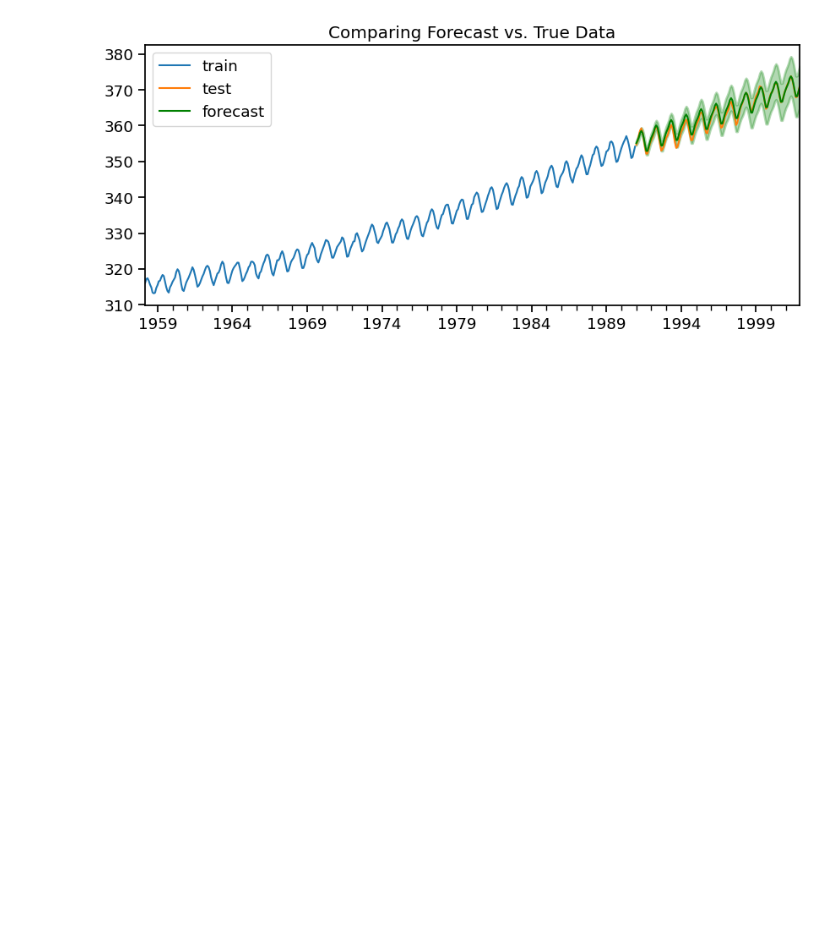
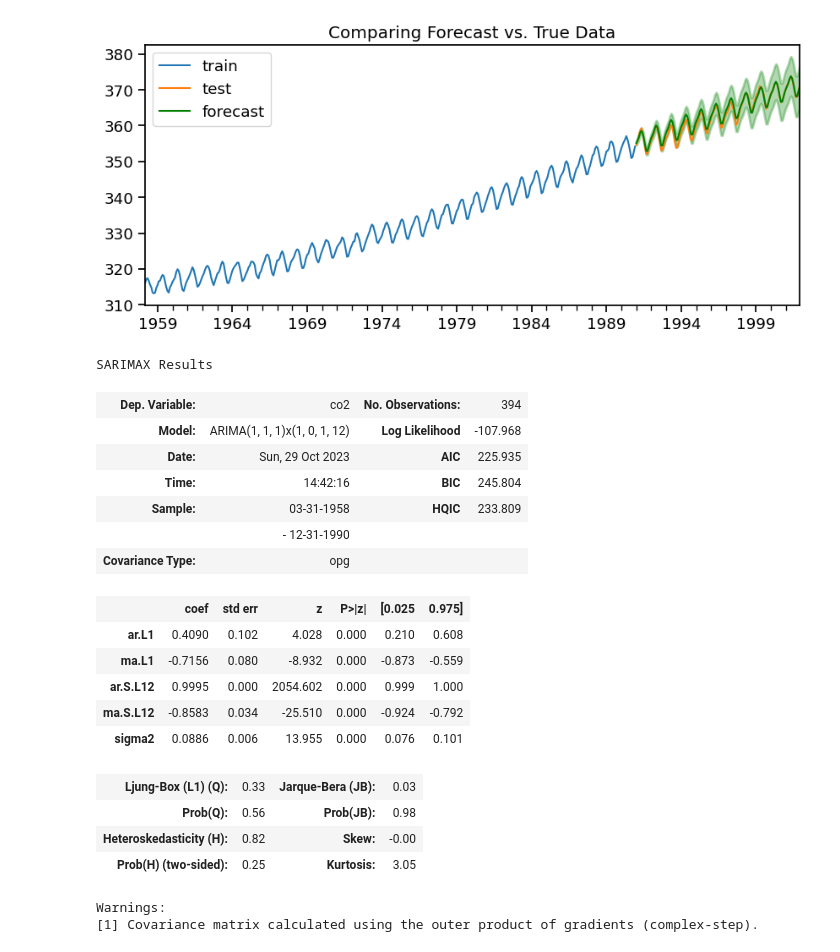
Before and after one commit to EhLeeOod/time-series, a Jupyter notebook: sarima.ipynb, the cells around one changed output. Drawn from its saved outputs; the diff is of its cells as text; code cells hidden in the pictures; blank space fills up the shorter version.

```diff
--- a/sarima.ipynb
+++ b/sarima.ipynb
@@ -335,3 +337,27 @@ Regression Metrics:
 - R^2 = 0.969
 - MAPE = 0.22%
 [figure]
+# %%
+# Obtain summary
+sarima.summary()
+# %% [output]
+SARIMAX Results
+| Dep. Variable: | co2 | No. Observations: | 394 |
+| Model: | ARIMA(1, 1, 1)x(1, 0, 1, 12) | Log Likelihood | -107.968 |
+| Date: | Sun, 29 Oct 2023 | AIC | 225.935 |
+| Time: | 14:42:16 | BIC | 245.804 |
+| Sample: | 03-31-1958 | HQIC | 233.809 |
+|  | - 12-31-1990 |  |  |
+| Covariance Type: | opg |  |  |
+|  | coef | std err | z | P>|z| | [0.025 | 0.975] |
+| ar.L1 | 0.4090 | 0.102 | 4.028 | 0.000 | 0.210 | 0.608 |
+| ma.L1 | -0.7156 | 0.080 | -8.932 | 0.000 | -0.873 | -0.559 |
+| ar.S.L12 | 0.9995 | 0.000 | 2054.602 | 0.000 | 0.999 | 1.000 |
+| ma.S.L12 | -0.8583 | 0.034 | -25.510 | 0.000 | -0.924 | -0.792 |
+| sigma2 | 0.0886 | 0.006 | 13.955 | 0.000 | 0.076 | 0.101 |
+| Ljung-Box (L1) (Q): | 0.33 | Jarque-Bera (JB): | 0.03 |
+| Prob(Q): | 0.56 | Prob(JB): | 0.98 |
+| Heteroskedasticity (H): | 0.82 | Skew: | -0.00 |
+| Prob(H) (two-sided): | 0.25 | Kurtosis: | 3.05 |
+Warnings:
+[1] Covariance matrix calculated using the outer product of gradients (complex-step).
```
Also changed, not shown: parts of 5 cells of this notebook.
